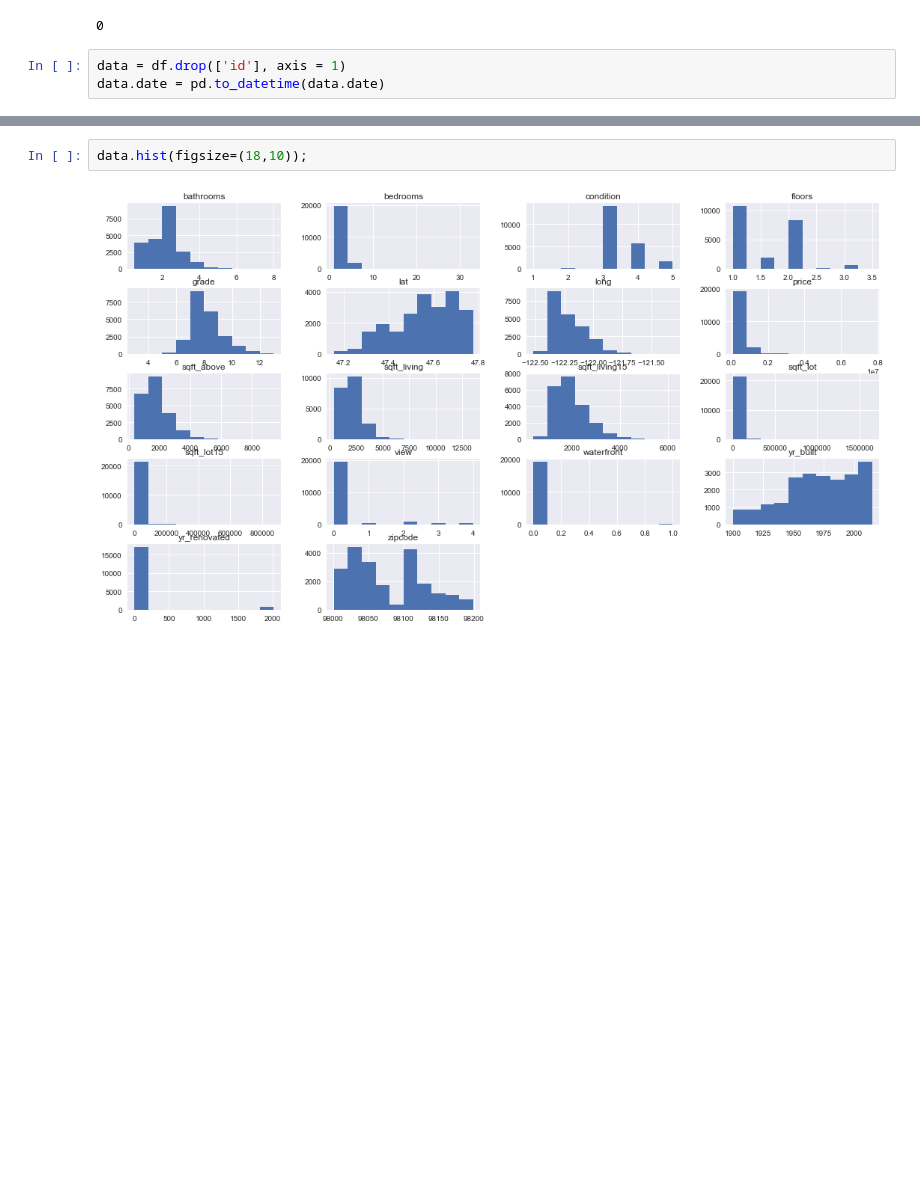
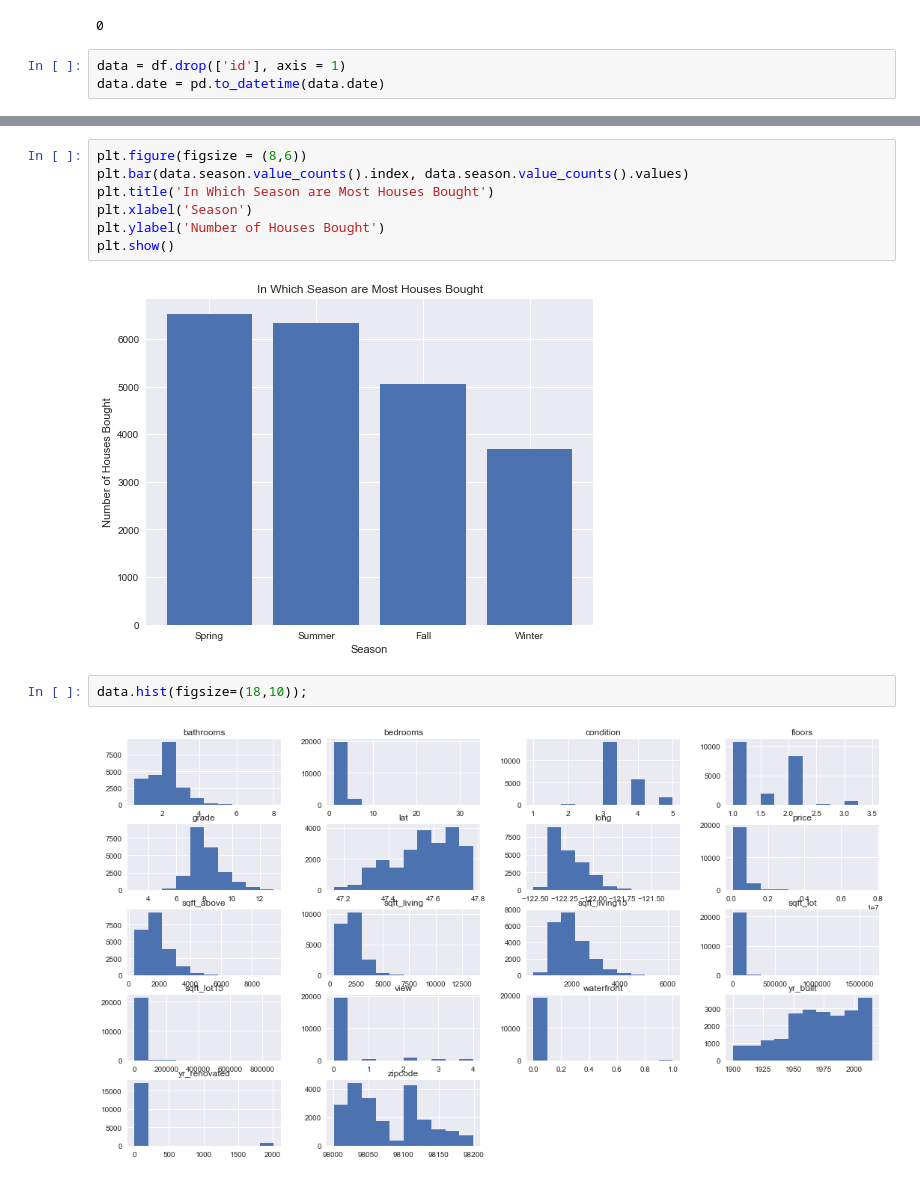
Before and after one commit to ajain1017/King-County-Housing-Regression-Analysis, a Jupyter notebook: final project.ipynb, the cells around one changed output, grey strips where cells are left out. Drawn from its saved outputs; the diff is of its cells as text; blank space fills up the shorter version.

```diff
--- a/final project.ipynb
+++ b/final project.ipynb
@@ -115,3 +129,12 @@ data.date = pd.to_datetime(data.date)
+# %%
+plt.figure(figsize = (8,6))
+plt.bar(data.season.value_counts().index, data.season.value_counts().values)
+plt.title('In Which Season are Most Houses Bought')
+plt.xlabel('Season')
+plt.ylabel('Number of Houses Bought')
+plt.show()
+# %% [output]
+[figure, added]
 # %%
 data.hist(figsize=(18,10));
 # %% [output]
```
Also changed, not shown: parts of 34 cells of this notebook.
